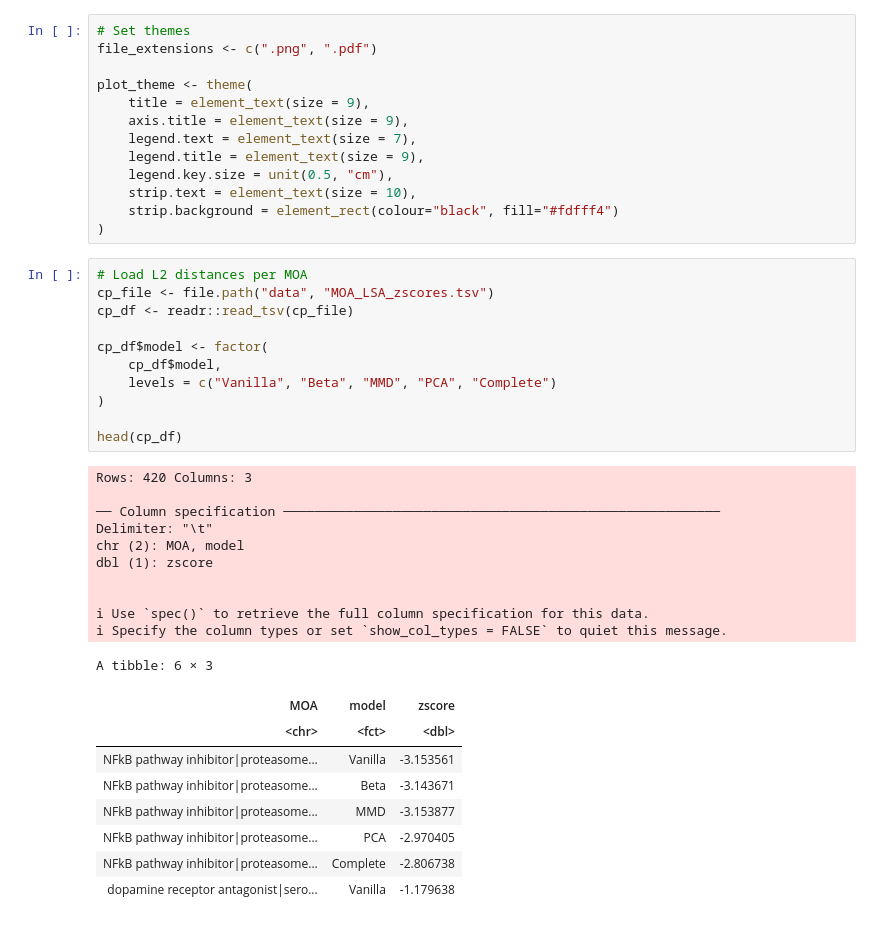
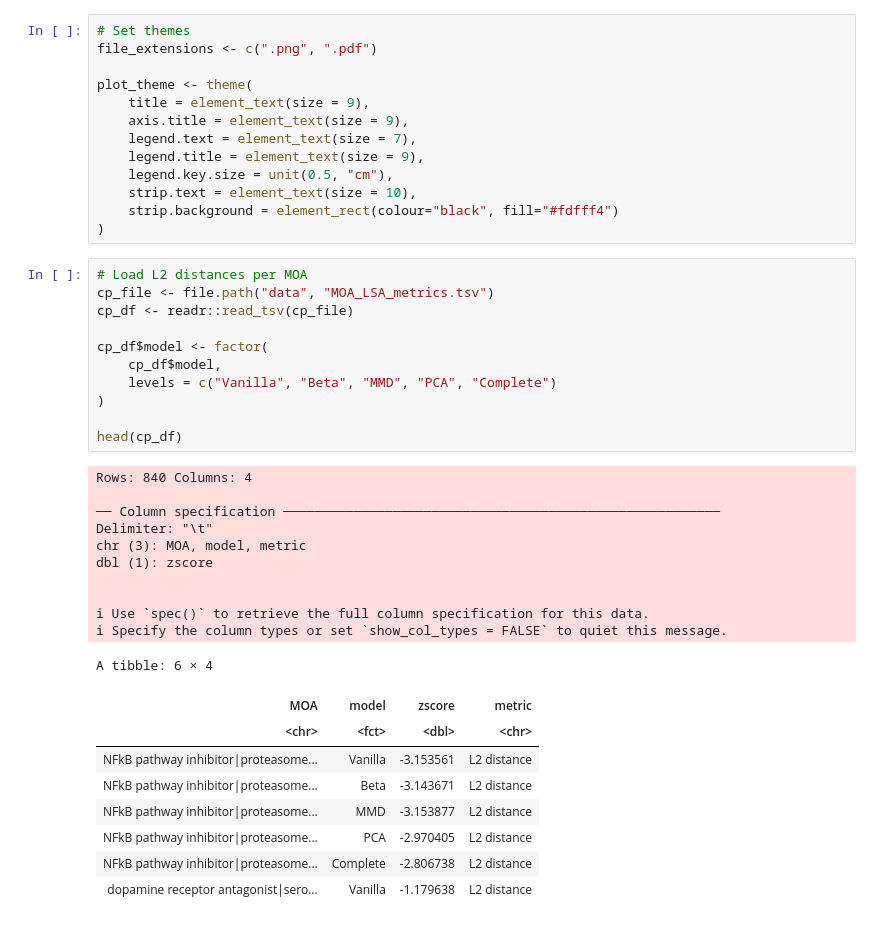
Before and after one commit to broadinstitute/cell-painting-vae, a Jupyter notebook: figures/LSA_results_perMOA.ipynb, the cells around one changed output. Saved outputs shown, nothing was run; the diff lists cells and outputs as text.

```diff
--- a/figures/LSA_results_perMOA.ipynb
+++ b/figures/LSA_results_perMOA.ipynb
@@ -16,35 +16,35 @@ plot_theme <- theme(
 )
 # %%
 # Load L2 distances per MOA
-cp_file <- file.path("data", "MOA_LSA_zscores.tsv")
+cp_file <- file.path("data", "MOA_LSA_metrics.tsv")
 cp_df <- readr::read_tsv(cp_file)
 
 cp_df$model <- factor(
     cp_df$model,
     levels = c("Vanilla", "Beta", "MMD", "PCA", "Complete")
 )
 
 head(cp_df)
 # %% [output]
-Rows: 420 Columns: 3
+Rows: 840 Columns: 4
 
 ── Column specification ────────────────────────────────────────────────────────
 Delimiter: "\t"
-chr (2): MOA, model
+chr (3): MOA, model, metric
 dbl (1): zscore
 
 
 ℹ Use `spec()` to retrieve the full column specification for this data.
 ℹ Specify the column types or set `show_col_types = FALSE` to quiet this message.
-A tibble: 6 × 3
+A tibble: 6 × 4
-| MOA | model | zscore |
-| <chr> | <fct> | <dbl> |
-| NFkB pathway inhibitor|proteasome... | Vanilla | -3.153561 |
-| NFkB pathway inhibitor|proteasome... | Beta | -3.143671 |
-| NFkB pathway inhibitor|proteasome... | MMD | -3.153877 |
-| NFkB pathway inhibitor|proteasome... | PCA | -2.970405 |
-| NFkB pathway inhibitor|proteasome... | Complete | -2.806738 |
-| dopamine receptor antagonist|sero... | Vanilla | -1.179638 |
+| MOA | model | zscore | metric |
+| <chr> | <fct> | <dbl> | <chr> |
+| NFkB pathway inhibitor|proteasome... | Vanilla | -3.153561 | L2 distance |
+| NFkB pathway inhibitor|proteasome... | Beta | -3.143671 | L2 distance |
+| NFkB pathway inhibitor|proteasome... | MMD | -3.153877 | L2 distance |
+| NFkB pathway inhibitor|proteasome... | PCA | -2.970405 | L2 distance |
+| NFkB pathway inhibitor|proteasome... | Complete | -2.806738 | L2 distance |
+| dopamine receptor antagonist|sero... | Vanilla | -1.179638 | L2 distance |
 # %%
 # Compare performance means across architectures
 cp_mean_df <- cp_df %>%
```
Also changed, not shown: parts of 3 cells of this notebook, 5 other files.
